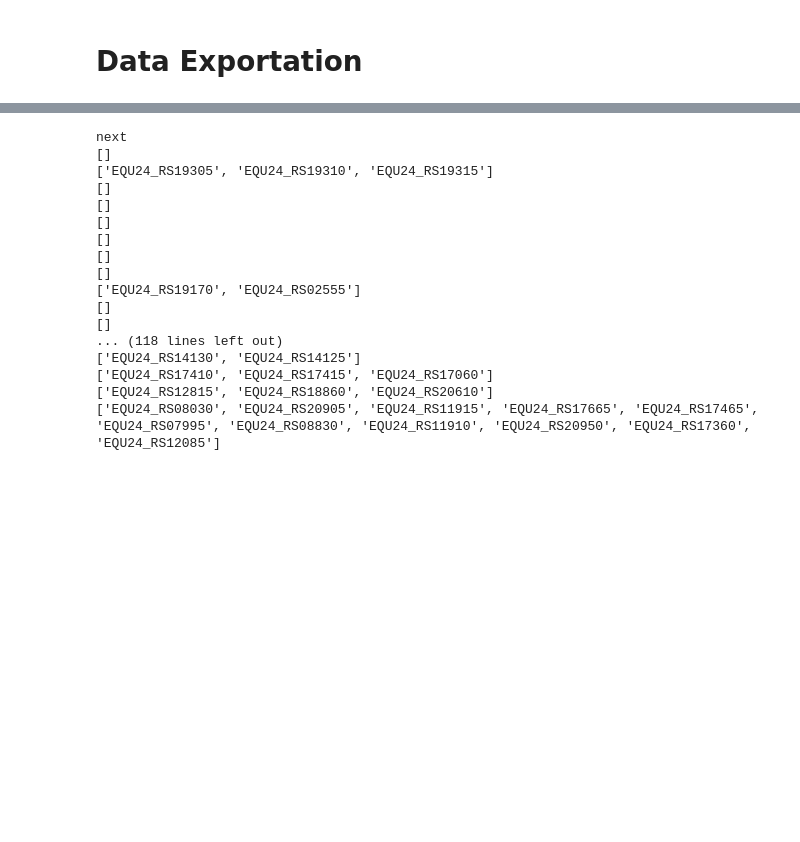
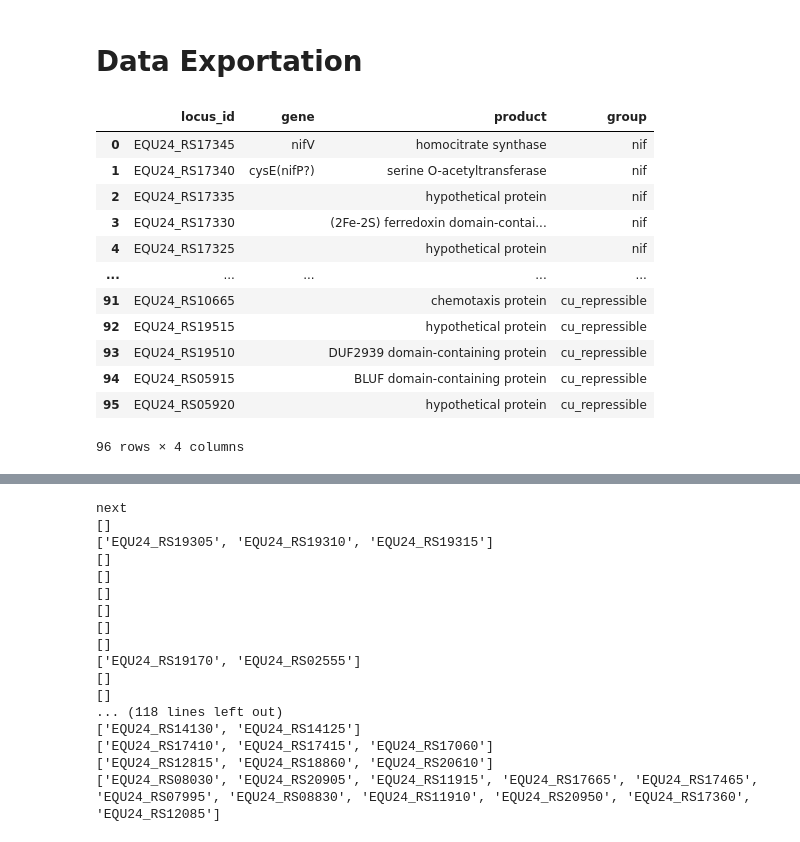
Before and after one commit to vsk-1167/research-5G-transcriptomic-exploration, a Jupyter notebook: Clustering/Cluster Verification and Evaluation.ipynb, the cells around one changed output, grey strips where cells are left out. Saved outputs shown, nothing was run; the diff lists cells and outputs as text; code cells hidden in the pictures; blank space fills up the shorter version.

```diff
--- a/Clustering/Cluster Verification and Evaluation.ipynb
+++ b/Clustering/Cluster Verification and Evaluation.ipynb
@@ -786,3 +796,21 @@ x = get_metadata(gene_list)
 114 rows × 13 columns
 # %% [markdown]
 # Data Exportation
+# %%
+df_cleaned_known_genes = df_sim_clusters[['locus_id', 'gene', 'product', 'group']]
+
+df_cleaned_known_genes
+# %% [output]
+|  | locus_id | gene | product | group |
+| 0 | EQU24_RS17345 | nifV | homocitrate synthase | nif |
+| 1 | EQU24_RS17340 | cysE(nifP?) | serine O-acetyltransferase | nif |
+| 2 | EQU24_RS17335 |  | hypothetical protein | nif |
+| 3 | EQU24_RS17330 |  | (2Fe-2S) ferredoxin domain-contai... | nif |
+| 4 | EQU24_RS17325 |  | hypothetical protein | nif |
+| ... | ... | ... | ... | ... |
+| 91 | EQU24_RS10665 |  | chemotaxis protein | cu_repressible |
+| 92 | EQU24_RS19515 |  | hypothetical protein | cu_repressible |
+| 93 | EQU24_RS19510 |  | DUF2939 domain-containing protein | cu_repressible |
+| 94 | EQU24_RS05915 |  | BLUF domain-containing protein | cu_repressible |
+| 95 | EQU24_RS05920 |  | hypothetical protein | cu_repressible |
+96 rows × 4 columns
```
Also changed, not shown: parts of 8 cells of this notebook, 2 other files.
